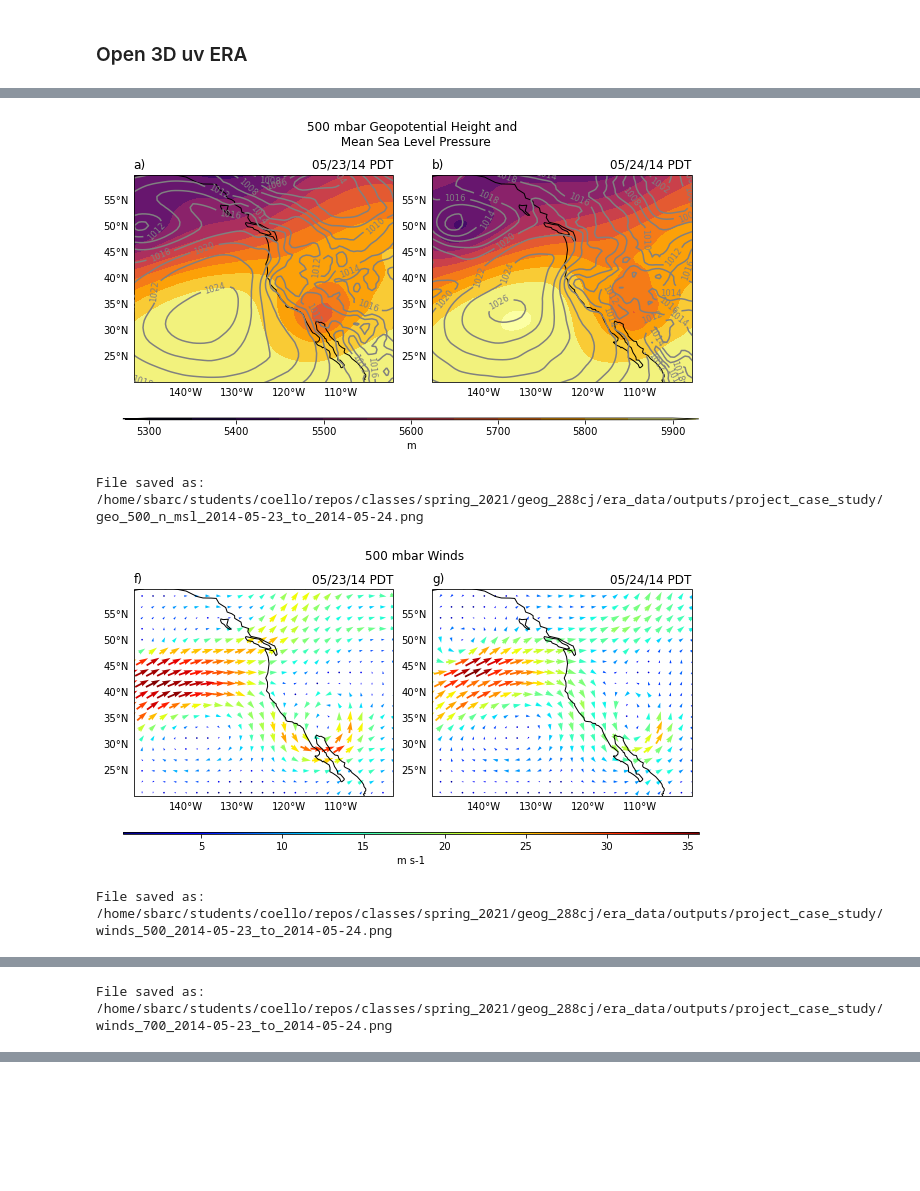
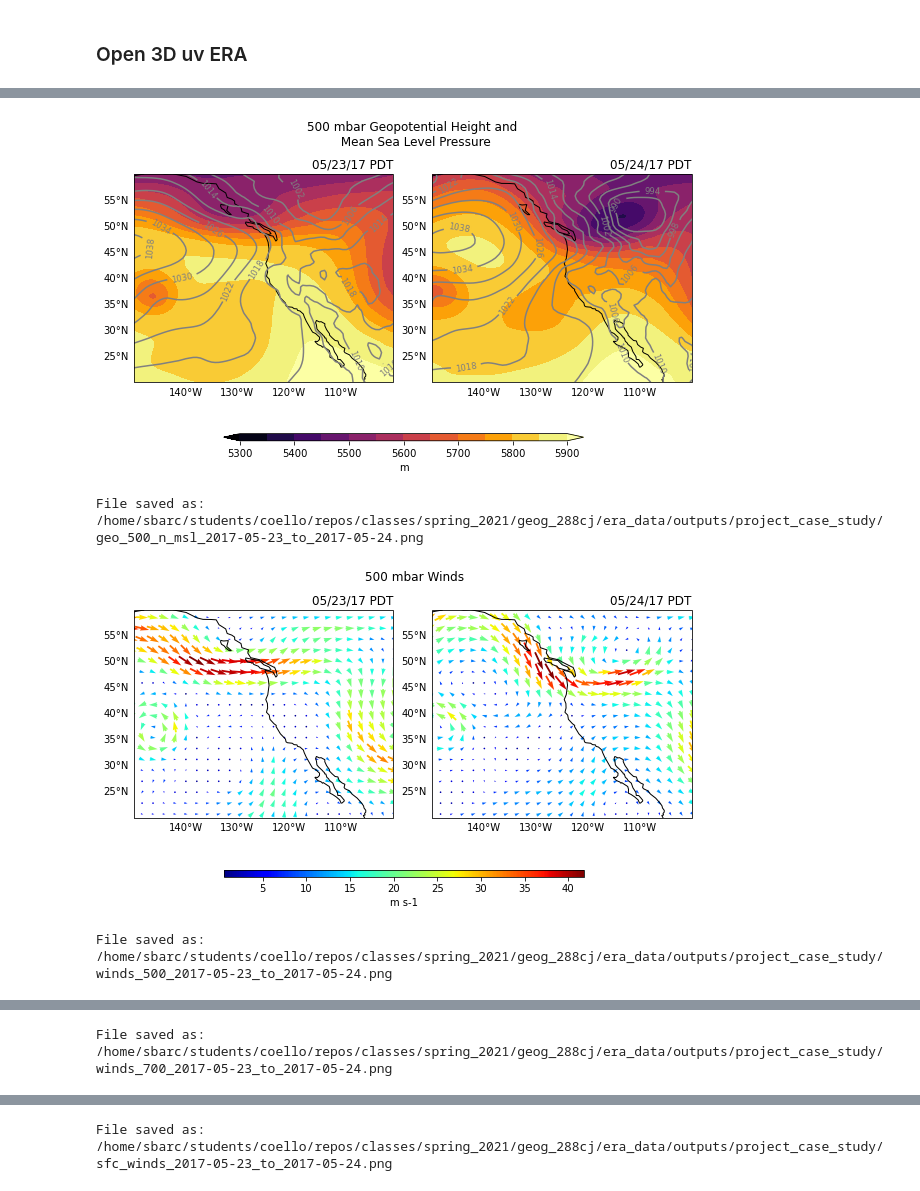
Before and after one commit to mmcoello/spring_2021, a Jupyter notebook: geog_288cj/era_data/analysis/era_interim_data_wrf_class.ipynb, the cells around one changed output, grey strips where cells are left out. Saved outputs shown, nothing was run; the diff lists cells and outputs as text; code cells hidden in the pictures; blank space fills up the shorter version.

Commit message:
updated era figures for project

```diff
--- a/geog_288cj/era_data/analysis/era_interim_data_wrf_class.ipynb
+++ b/geog_288cj/era_data/analysis/era_interim_data_wrf_class.ipynb
@@ -98,11 +98,11 @@ Opened Files:
 datadir = '/home/discovery-reanalysis/interim/prs1/'
 
 # set file names
-filename = ['ei.oper.an.pl.regn128sc.2014052212', 'ei.oper.an.pl.regn128sc.2014052218',
-            'ei.oper.an.pl.regn128sc.2014052300', 'ei.oper.an.pl.regn128sc.2014052306',
-            'ei.oper.an.pl.regn128sc.2014052312', 'ei.oper.an.pl.regn128sc.2014052318',
-            'ei.oper.an.pl.regn128sc.2014052400', 'ei.oper.an.pl.regn128sc.2014052406',
-            'ei.oper.an.pl.regn128sc.2014052412', 'ei.oper.an.pl.regn128sc.2014052418']
+filename = ['ei.oper.an.pl.regn128sc.2017052212', 'ei.oper.an.pl.regn128sc.2017052218',
+            'ei.oper.an.pl.regn128sc.2017052300', 'ei.oper.an.pl.regn128sc.2017052306',
+            'ei.oper.an.pl.regn128sc.2017052312', 'ei.oper.an.pl.regn128sc.2017052318',
+            'ei.oper.an.pl.regn128sc.2017052400', 'ei.oper.an.pl.regn128sc.2017052406',
+            'ei.oper.an.pl.regn128sc.2017052412', 'ei.oper.an.pl.regn128sc.2017052418']
 
 # append filename to datadir
 filepath = [datadir + filename[i] for i in range (len(filename))]
@@ -148,11 +148,11 @@ Opened Files:
 datadir = '/home/discovery-reanalysis/interim/prs1/'
 
 # set file names
-filename = ['ei.oper.an.pl.regn128uv.2014052212', 'ei.oper.an.pl.regn128uv.2014052218',
-            'ei.oper.an.pl.regn128uv.2014052300', 'ei.oper.an.pl.regn128uv.2014052306',
-            'ei.oper.an.pl.regn128uv.2014052312', 'ei.oper.an.pl.regn128uv.2014052318',
-            'ei.oper.an.pl.regn128uv.2014052400', 'ei.oper.an.pl.regn128uv.2014052406',
-            'ei.oper.an.pl.regn128uv.2014052412', 'ei.oper.an.pl.regn128uv.2014052418']
+filename = ['ei.oper.an.pl.regn128uv.2017052212', 'ei.oper.an.pl.regn128uv.2017052218',
+            'ei.oper.an.pl.regn128uv.2017052300', 'ei.oper.an.pl.regn128uv.2017052306',
+            'ei.oper.an.pl.regn128uv.2017052312', 'ei.oper.an.pl.regn128uv.2017052318',
+            'ei.oper.an.pl.regn128uv.2017052400', 'ei.oper.an.pl.regn128uv.2017052406',
+            'ei.oper.an.pl.regn128uv.2017052412', 'ei.oper.an.pl.regn128uv.2017052418']
 
 # append filename to datadir
 filepath = [datadir + filename[i] for i in range (len(filename))]
@@ -262,7 +262,7 @@ ds_uv_trim['wnd_spd'] = (['time', 'isobaricInhPa', 'latitude', 'longitude'], wnd
 # %%
 # set levels
 levels_geo = np.arange(5300, 5950, 50)
-levels_msl = np.arange(1000, 1040, 2)
+levels_msl = np.arange(990, 1040, 4)
 levels_wnd = np.arange(0, 16, 1)
 # %%
 def era_subplots(sfc_data, var, pl_data, level, data_cols, levels_gp, levels_data, data_units, des_hours, ncols, nrows, width, \
@@ -381,44 +381,44 @@ def era_subplots(sfc_data, var, pl_data, level, data_cols, levels_gp, levels_dat
             gl.xlines = False
             gl.ylines = False
             gl.xformatter = LONGITUDE_FORMATTER
             gl.yformatter = LATITUDE_FORMATTER
 
 
     # make seperate colorbar at the bottom
     ax2 = fig.add_axes(cbar_bounds)
     cb = plt.colorbar(cf, cax = ax2, orientation = 'horizontal', shrink = 0.8, pad = 0.05, label = data_units)
 
     # add title for all of subplots
     fig.suptitle(data_titles, fontsize = 12, x = 0.515, y = title_y)
 
     # Display figure
     # save file name as start datetime end datetime and variable
     plot_name = data_name + '_' + str(sfc_data.time.values[des_hours[0]]) + '_to_' + \
                 str(sfc_data.time.values[des_hours[-1]]) +  '.png'
 
-    plt.savefig(outdir+plot_name,  bbox_inches='tight', dpi = 120)
+    plt.savefig(outdir+plot_name,  bbox_inches='tight', dpi = 120, transparent = False)
     plt.show()
     print('File saved as:', outdir+plot_name, '\n')
 
 
 era_subplots(ds_sfc_trim, 'msl', ds_pl_trim, 500, 'inferno', levels_geo, levels_msl, 'm', \
-             [1, 2], 2, 1, 10, 5, bounds, [0.1, 0.15], 0.94, [0.11, 0.11, 0.8, 0.005], \
-             ['a)', 'b)'], 'geo_500_n_msl', \
+             [1, 2], 2, 1, 10, 5, bounds, [0.1, 0.15], 0.94, [0.25, 0.05, 0.5, 0.02], \
+             ['', ''], 'geo_500_n_msl', \
              '500 mbar Geopotential Height and \n Mean Sea Level Pressure', outdir)
 
 era_subplots(ds_sfc_trim, 'wind', ds_uv_trim, 500, 'jet', levels_geo, levels_wnd, 'm s-1', \
-             [1, 2], 2, 1, 10, 5, bounds, [0.1, 0.15], 0.9, [0.11, 0.11, 0.8, 0.005], \
-             ['f)', 'g)'], 'winds_500', '500 mbar Winds', outdir)
+             [1, 2], 2, 1, 10, 5, bounds, [0.1, 0.15], 0.9, [0.25, 0.05, 0.5, 0.02], \
+             ['', ''], 'winds_500', '500 mbar Winds', outdir)
 
 era_subplots(ds_sfc_trim, 'wind', ds_uv_trim, 700, 'jet', levels_geo, levels_wnd, 'm s-1', \
-             [1, 2], 2, 1, 10, 5, bounds, [0.1, 0.15], 0.9, [0.11, 0.11, 0.8, 0.005], \
-             ['f)', 'g)'], 'winds_700', '700 mbar Winds', outdir)
+             [1, 2], 2, 1, 10, 5, bounds, [0.1, 0.15], 0.9, [0.25, 0.05, 0.5, 0.02], \
+             ['', ''], 'winds_700', '700 mbar Winds', outdir)
 
-# era_subplots(ds_sfc_trim, 'wind', ds_pl_trim, 'Surface', 'jet', levels_geo, levels_wnd, 'm s-1', \
-#              [0, 1, 2, 3, 4, 5], 3, 2, 15, 8, bounds, [0.15, 0.2], 0.95, [0.25, 0.05, 0.5, 0.02], \
-#               ['', '', '', '', ''],  'sfc_winds', 'Surface Winds', outdir)
+era_subplots(ds_sfc_trim, 'wind', ds_pl_trim, 'Surface', 'jet', levels_geo, levels_wnd, 'm s-1', \
+             [1, 2], 2, 1, 10, 5, bounds, [0.1, 0.15], 0.9, [0.25, 0.05, 0.5, 0.02], \
+              ['', ''],  'sfc_winds', 'Surface Winds', outdir)
 # %% [output]
-[figure, old version]
+[figure, new version]
-File saved as: /home/sbarc/students/coello/repos/classes/spring_2021/geog_288cj/era_data/outputs/project_case_study/geo_500_n_msl_2014-05-23_to_2014-05-24.png
+File saved as: /home/sbarc/students/coello/repos/classes/spring_2021/geog_288cj/era_data/outputs/project_case_study/geo_500_n_msl_2017-05-23_to_2017-05-24.png
-[figure, old version]
+[figure, new version]
-File saved as: /home/sbarc/students/coello/repos/classes/spring_2021/geog_288cj/era_data/outputs/project_case_study/winds_500_2014-05-23_to_2014-05-24.png
+File saved as: /home/sbarc/students/coello/repos/classes/spring_2021/geog_288cj/era_data/outputs/project_case_study/winds_500_2017-05-23_to_2017-05-24.png
@@ -426 +426 @@ File saved as: /home/sbarc/students/coello/repos/classes/spring_2021/geog_288cj/
-File saved as: /home/sbarc/students/coello/repos/classes/spring_2021/geog_288cj/era_data/outputs/project_case_study/winds_700_2014-05-23_to_2014-05-24.png
+File saved as: /home/sbarc/students/coello/repos/classes/spring_2021/geog_288cj/era_data/outputs/project_case_study/winds_700_2017-05-23_to_2017-05-24.png
@@ -426,0 +428 @@ File saved as: /home/sbarc/students/coello/repos/classes/spring_2021/geog_288cj/
+File saved as: /home/sbarc/students/coello/repos/classes/spring_2021/geog_288cj/era_data/outputs/project_case_study/sfc_winds_2017-05-23_to_2017-05-24.png
```
Also changed, not shown: parts of 4 cells of this notebook, 7 other files.
